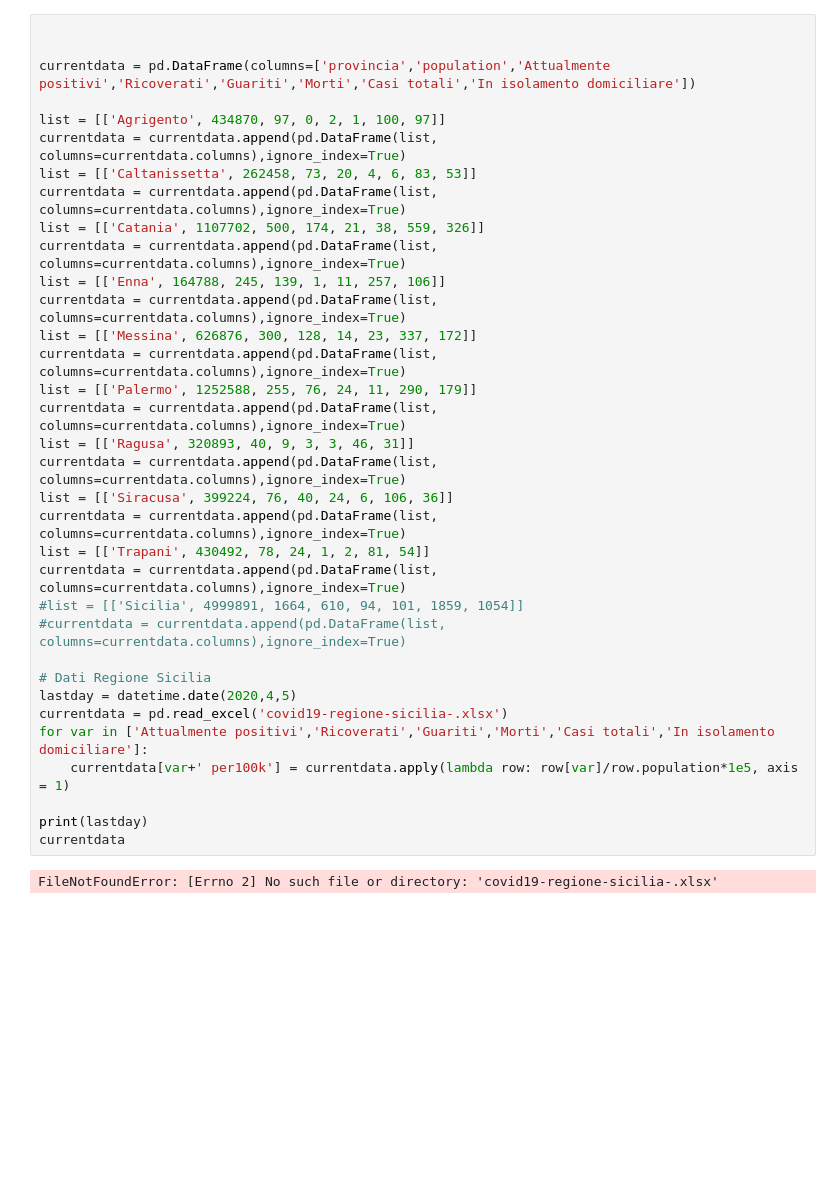
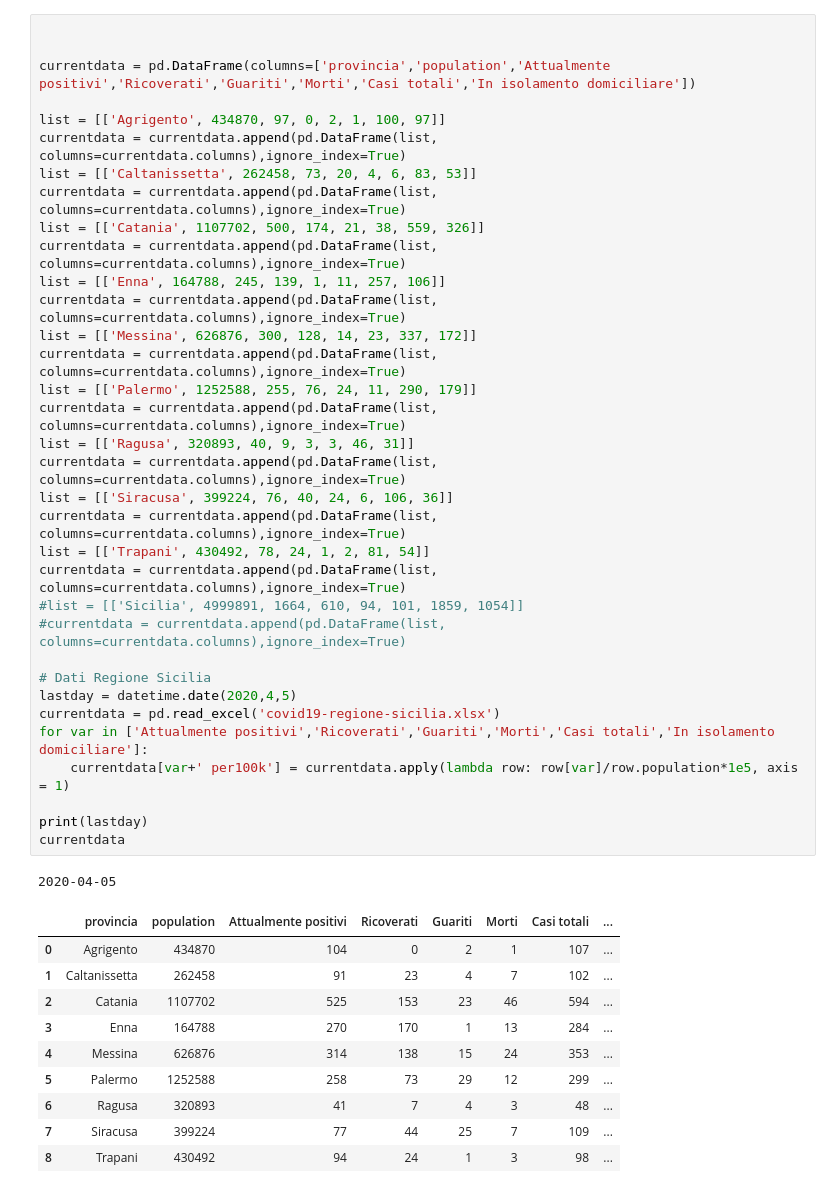
Before and after one commit to pietrodigangi/COVID19-Monitor, a Jupyter notebook: sicilia/covid19-italia-sicilia.ipynb, the cells around one changed output. Saved outputs shown, nothing was run; the diff lists cells and outputs as text; blank space fills up the shorter version.

```diff
--- a/sicilia/covid19-italia-sicilia.ipynb
+++ b/sicilia/covid19-italia-sicilia.ipynb
@@ -277,35 +277,45 @@ currentdata = pd.DataFrame(columns=['provincia','population','Attualmente positi
 
 list = [['Agrigento', 434870, 97, 0, 2, 1, 100, 97]]
 currentdata = currentdata.append(pd.DataFrame(list, columns=currentdata.columns),ignore_index=True)
 list = [['Caltanissetta', 262458, 73, 20, 4, 6, 83, 53]]
 currentdata = currentdata.append(pd.DataFrame(list, columns=currentdata.columns),ignore_index=True)
 list = [['Catania', 1107702, 500, 174, 21, 38, 559, 326]]
 currentdata = currentdata.append(pd.DataFrame(list, columns=currentdata.columns),ignore_index=True)
 list = [['Enna', 164788, 245, 139, 1, 11, 257, 106]]
 currentdata = currentdata.append(pd.DataFrame(list, columns=currentdata.columns),ignore_index=True)
 list = [['Messina', 626876, 300, 128, 14, 23, 337, 172]]
 currentdata = currentdata.append(pd.DataFrame(list, columns=currentdata.columns),ignore_index=True)
 list = [['Palermo', 1252588, 255, 76, 24, 11, 290, 179]]
 currentdata = currentdata.append(pd.DataFrame(list, columns=currentdata.columns),ignore_index=True)
 list = [['Ragusa', 320893, 40, 9, 3, 3, 46, 31]]
 currentdata = currentdata.append(pd.DataFrame(list, columns=currentdata.columns),ignore_index=True)
 list = [['Siracusa', 399224, 76, 40, 24, 6, 106, 36]]
 currentdata = currentdata.append(pd.DataFrame(list, columns=currentdata.columns),ignore_index=True)
 list = [['Trapani', 430492, 78, 24, 1, 2, 81, 54]]
 currentdata = currentdata.append(pd.DataFrame(list, columns=currentdata.columns),ignore_index=True)
 #list = [['Sicilia', 4999891, 1664, 610, 94, 101, 1859, 1054]]
 #currentdata = currentdata.append(pd.DataFrame(list, columns=currentdata.columns),ignore_index=True)
 
 # Dati Regione Sicilia
 lastday = datetime.date(2020,4,5)
-currentdata = pd.read_excel('covid19-regione-sicilia-.xlsx')
+currentdata = pd.read_excel('covid19-regione-sicilia.xlsx')
 for var in ['Attualmente positivi','Ricoverati','Guariti','Morti','Casi totali','In isolamento domiciliare']:
     currentdata[var+' per100k'] = currentdata.apply(lambda row: row[var]/row.population*1e5, axis = 1)
 
 print(lastday)
 currentdata
 # %% [output]
-FileNotFoundError: [Errno 2] No such file or directory: 'covid19-regione-sicilia-.xlsx'
+2020-04-05
+|  | provincia | population | Attualmente positivi | Ricoverati | Guariti | Morti | Casi totali | ... |
+| 0 | Agrigento | 434870 | 104 | 0 | 2 | 1 | 107 | ... |
+| 1 | Caltanissetta | 262458 | 91 | 23 | 4 | 7 | 102 | ... |
+| 2 | Catania | 1107702 | 525 | 153 | 23 | 46 | 594 | ... |
+| 3 | Enna | 164788 | 270 | 170 | 1 | 13 | 284 | ... |
+| 4 | Messina | 626876 | 314 | 138 | 15 | 24 | 353 | ... |
+| 5 | Palermo | 1252588 | 258 | 73 | 29 | 12 | 299 | ... |
+| 6 | Ragusa | 320893 | 41 | 7 | 4 | 3 | 48 | ... |
+| 7 | Siracusa | 399224 | 77 | 44 | 25 | 7 | 109 | ... |
+| 8 | Trapani | 430492 | 94 | 24 | 1 | 3 | 98 | ... |
 # %%
 province = prov[prov.region==regione].provincia.unique()
 
```
Also changed, not shown: parts of 6 cells of this notebook, 9 other files.
